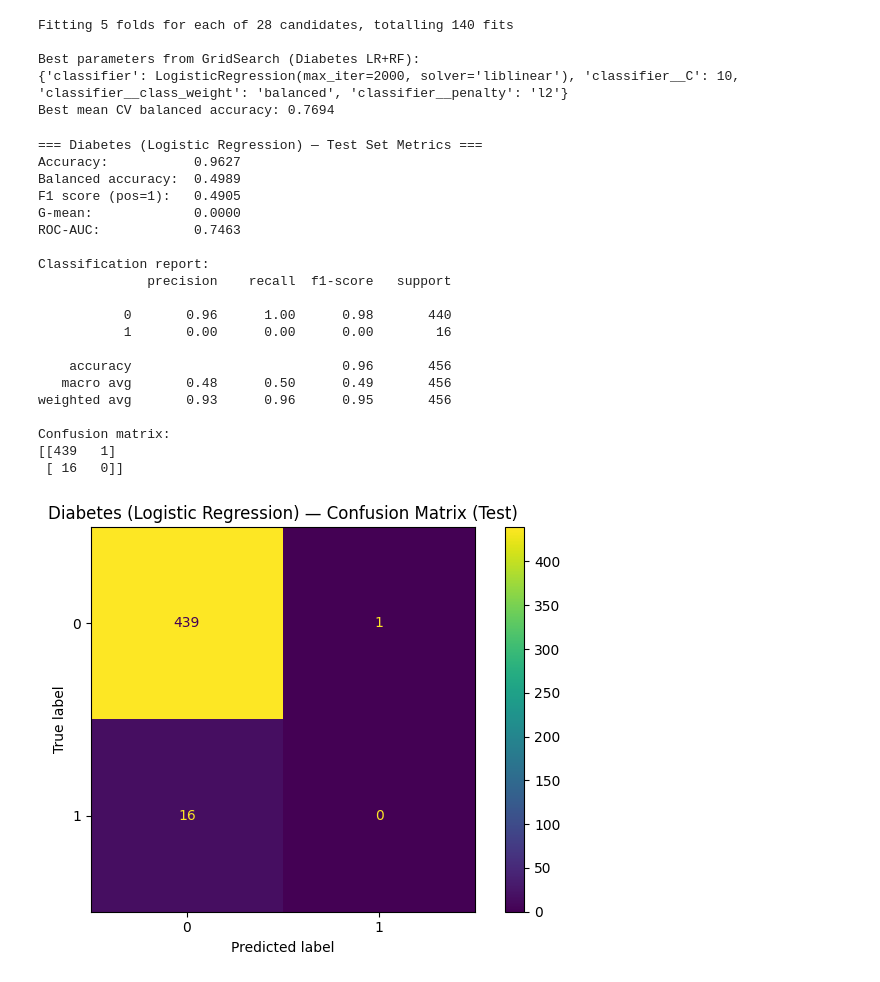
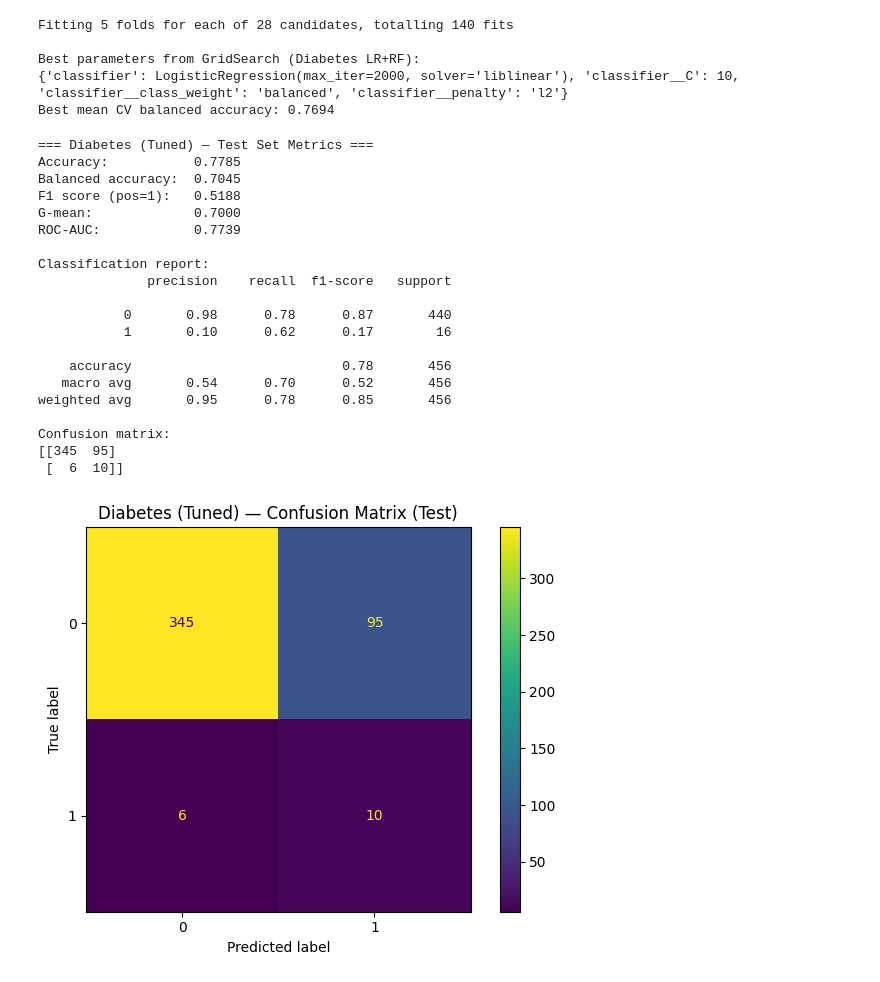
Before and after one commit to bpickett14/MATH3310_FA_2025_FP1_G01_PICKETT_CARDONA, a Jupyter notebook: notebooks/Final.ipynb, the cells around one changed output. Cells and saved outputs as stored; diff of their text form; code cells hidden in the pictures.

```diff
--- a/notebooks/Final.ipynb
+++ b/notebooks/Final.ipynb
@@ -168,6 +168,18 @@ Oral_Glucose_Test    0
 Insulin_Level        0
 dtype: int64
 Age Group            0
+# %%
+# cleaning up data that makes no sense
+# a 7 was accidentally listed instead of a 2 for physical activity
+
+if 'Physical_Activity' in df.columns:
+    df['Physical_Activity'] = df['Physical_Activity'].replace(7,2)
+
+# 1 means yes, 2 means no, 3 means borderline, 7 and 9 means refused/don't know
+# we will change 'yes' and 'borderline' to 1 (has diabetes or at risk), and 'no' to 0 (no diabetes)print("Diabetes_binary value counts:")
+
+diab_df = df[df["Diabetes_Status"].isin([1, 2, 3])].copy()
+diab_df["diabetes_binary"] = diab_df["Diabetes_Status"].map({1: 1, 2: 0, 3: 1}).astype(int)
 # %%
 # Split the data into features and target variable
 X_agegroup = df.drop(columns=['age_group'])
@@ -690,4 +626,6 @@ Confusion matrix:
 # %%
+# hyperparameter tuning with GridSearchCV for Diabetes classification
+
 param_grid_diab = [
     {
         "classifier": [LogisticRegression(solver="liblinear", max_iter=2000)],
@@ -720,6 +658,8 @@ gs_diab.fit(X_train_diab, y_train_diab)
 print("\nBest parameters from GridSearch (Diabetes LR+RF):")
 print(gs_diab.best_params_)
 print(f"Best mean CV balanced accuracy: {gs_diab.best_score_:.4f}\n")
+
+best_model_diab = gs_diab.best_estimator_
 # %% [output]
 Fitting 5 folds for each of 28 candidates, totalling 140 fits
 
@@ -727,44 +667,34 @@ Best parameters from GridSearch (Diabetes LR+RF):
 {'classifier': LogisticRegression(max_iter=2000, solver='liblinear'), 'classifier__C': 10, 'classifier__class_weight': 'balanced', 'classifier__penalty': 'l2'}
 Best mean CV balanced accuracy: 0.7694
 # %%
-# Evaluate model on test set
+# Evaluate tuned model (this model may be LR or RF depending on grid)
 
-y_diab_pred_log, diab_log_metrics = evaluate_classifier(
-    diab_log_pipe,
+y_diab_pred_gs, diab_gs_metrics = evaluate_classifier(
+    best_model_diab,
     X_train_diab,
     X_test_diab,
     y_train_diab,
     y_test_diab,
-    target_name="Diabetes (Logistic Regression)",
-)
-
-y_diab_pred_rf, diab_rf_metrics = evaluate_classifier(
-    diab_rf_pipe,
-    X_train_diab,
-    X_test_diab,
-    y_train_diab,
-    y_test_diab,
-    target_name="Diabetes (Random Forest, baseline)",
-)
+    target_name="Diabetes (Tuned)")
 # %% [output]
-=== Diabetes (Logistic Regression) — Test Set Metrics ===
-Accuracy:           0.9627
-Balanced accuracy:  0.4989
-F1 score (pos=1):   0.4905
-G-mean:             0.0000
-ROC-AUC:            0.7463
+=== Diabetes (Tuned) — Test Set Metrics ===
+Accuracy:           0.7785
+Balanced accuracy:  0.7045
+F1 score (pos=1):   0.5188
+G-mean:             0.7000
+ROC-AUC:            0.7739
 
 Classification report:
               precision    recall  f1-score   support
 
-           0       0.96      1.00      0.98       440
-           1       0.00      0.00      0.00        16
+           0       0.98      0.78      0.87       440
+           1       0.10      0.62      0.17        16
 
-    accuracy                           0.96       456
-   macro avg       0.48      0.50      0.49       456
-weighted avg       0.93      0.96      0.95       456
+    accuracy                           0.78       456
+   macro avg       0.54      0.70      0.52       456
+weighted avg       0.95      0.78      0.85       456
 
 Confusion matrix:
-[[439   1]
- [ 16   0]]
+[[345  95]
+ [  6  10]]
-[figure, old version]
+[figure, new version]
```
Also changed, not shown: parts of 26 cells of this notebook.
